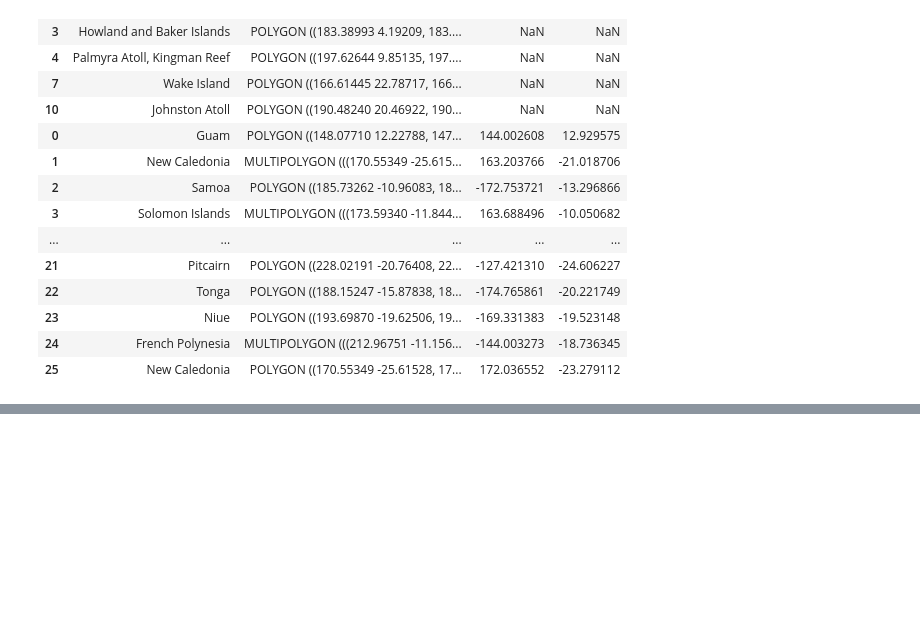
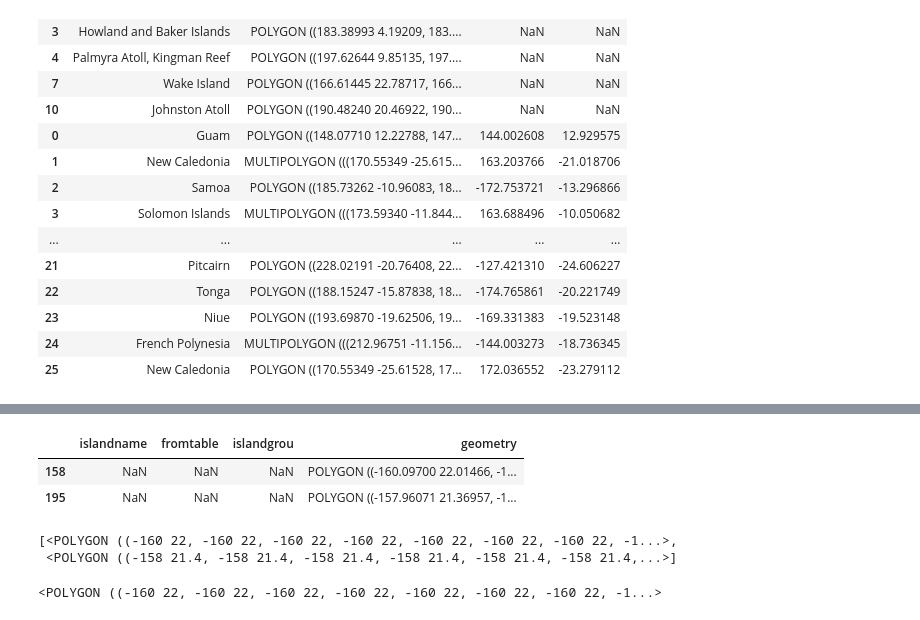
Before and after one commit to onejaelee/Palau-Graphics, a Jupyter notebook: Chapter 6 - Temperature/vis/Chapter 6.1, 6.2, 6.4 - CFS-CRW/make_EEZ.ipynb, the cells around one changed output, grey strips where cells are left out. Cells and saved outputs as stored; diff of their text form; code cells hidden in the pictures; blank space fills up the shorter version.

```diff
--- a/Chapter 6 - Temperature/vis/Chapter 6.1, 6.2, 6.4 - CFS-CRW/make_EEZ.ipynb
+++ b/Chapter 6 - Temperature/vis/Chapter 6.1, 6.2, 6.4 - CFS-CRW/make_EEZ.ipynb
@@ -525,0 +603,16 @@ with open('all_pac_positive_EEZ.json', "w") as outfile:
+# %%
+shpfusafilland[shpfusafilland['islandgrou'].isna()]
+# %% [output]
+|  | islandname | fromtable | islandgrou | geometry |
+| 158 | NaN | NaN | NaN | POLYGON ((-160.09700 22.01466, -1... |
+| 195 | NaN | NaN | NaN | POLYGON ((-157.96071 21.36957, -1... |
+# %%
+shpfusafilland[shpfusafilland['islandgrou'].isna()]['geometry'].tolist()
+# %% [output]
+[<POLYGON ((-160 22, -160 22, -160 22, -160 22, -160 22, -160 22, -160 22, -1...>,
+ <POLYGON ((-158 21.4, -158 21.4, -158 21.4, -158 21.4, -158 21.4, -158 21.4,...>]
+# %%
+#Lehua?
+shpfusafilland[shpfusafilland['islandgrou'].isna()]['geometry'].tolist()[0]
+# %% [output]
+<POLYGON ((-160 22, -160 22, -160 22, -160 22, -160 22, -160 22, -160 22, -1...>
```
Also changed, not shown: parts of 18 cells of this notebook.
